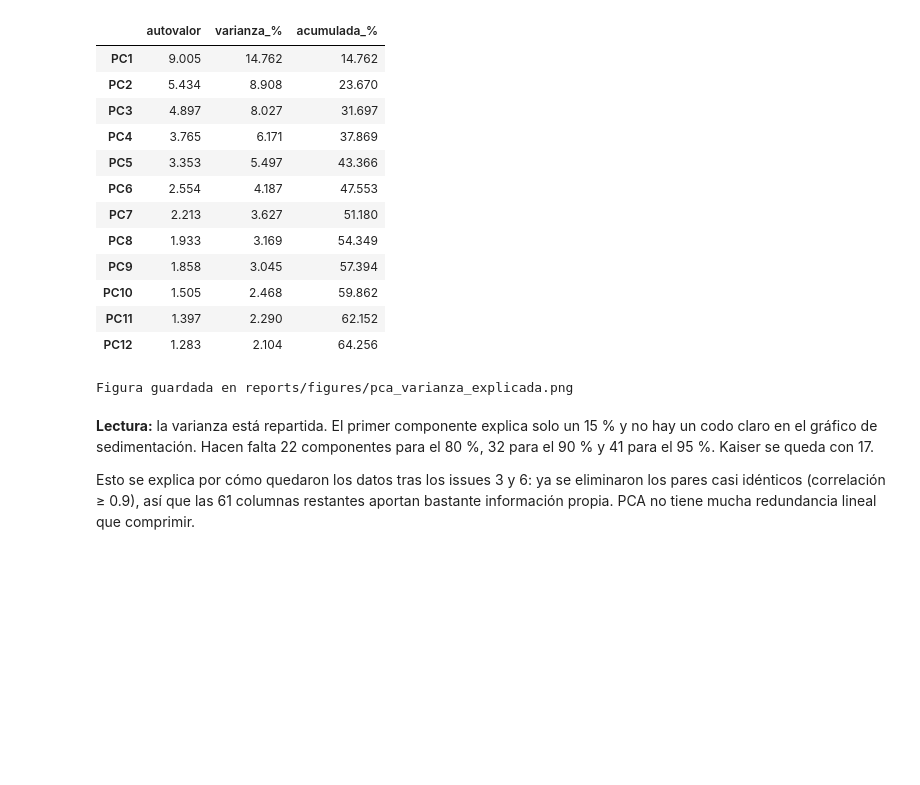
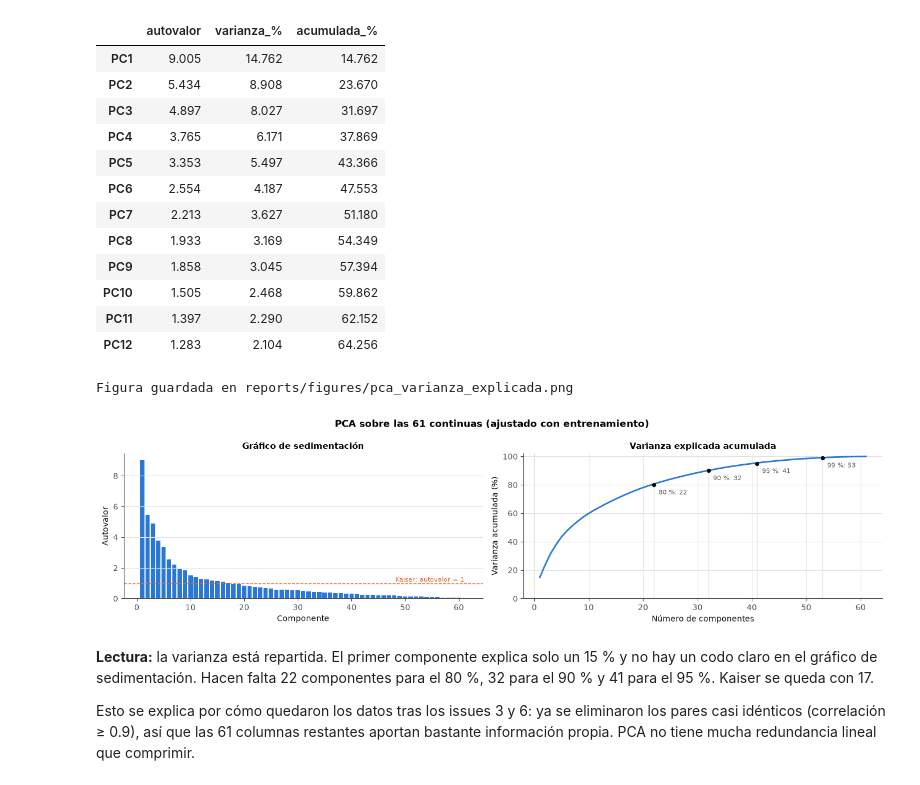
Before and after one commit to J-D-Rosales/Prediction-With-Machine-Learning-Lending-Club, a Jupyter notebook: notebooks/issue7.ipynb, the cells around one changed output. Drawn from its saved outputs; the diff is of its cells as text; code cells hidden in the pictures; blank space fills up the shorter version.

```diff
--- a/notebooks/issue7.ipynb
+++ b/notebooks/issue7.ipynb
@@ -144,17 +66,41 @@ PCA se aplica a las columnas numéricas que deja `issue6.ipynb`. Las categórica
 
 Antes de ajustar se comprueba lo que PCA necesita: sin `issue_d`, sin nulos y con varianza 1 en todas las columnas. Si una columna tuviera más varianza que el resto, dominaría los primeros componentes solo por su escala.
 # %%
-numericas = list(X_train.select_dtypes('number').columns)
-categoricas = [c for c in X_train.columns if c not in numericas]
-X_ent = X_train[numericas]      # nombres de trabajo, sin pisar los de la cadena
-X_val_num = X_val[numericas]
+numericas_cadena = list(X_train.select_dtypes('number').columns)
+categoricas = [c for c in X_train.columns if c not in numericas_cadena]
+indicadores = [c for c in numericas_cadena if c.endswith('_nulo')]
+continuas = [c for c in numericas_cadena if c not in indicadores]
+
+# Grupos de indicadores idénticos en entrenamiento; se conserva el primero de cada grupo
+grupos_indicadores = {}
+for col in indicadores:
+    valores = X_train[col].to_numpy()
+    for repr_ in grupos_indicadores:
+        if np.array_equal(valores, X_train[repr_].to_numpy()):
+            grupos_indicadores[repr_].append(col)
+            break
+    else:
+        grupos_indicadores[col] = [col]
+indicadores_unicos = list(grupos_indicadores)
+for repr_, grupo in grupos_indicadores.items():  # las copias también coinciden en validación
+    assert all(np.array_equal(X_val[repr_].to_numpy(), X_val[c].to_numpy()) for c in grupo)
+
+X_ent = X_train[continuas]      # nombres de trabajo, sin pisar los de la cadena
+X_val_num = X_val[continuas]
+I_ent = X_train[indicadores_unicos].to_numpy()
+I_val = X_val[indicadores_unicos].to_numpy()
 
 assert COLUMNA_FECHA not in X_train.columns, 'issue_d no puede entrar al PCA'
-assert X_ent.isna().sum().sum() == 0 and X_val_num.isna().sum().sum() == 0
+assert X_train[numericas_cadena].isna().sum().sum() == 0 and X_val[numericas_cadena].isna().sum().sum() == 0
 desv = X_ent.std()
 assert np.allclose(desv, 1, atol=1e-3) and np.allclose(X_ent.mean(), 0, atol=1e-6)
 
-print(f'Numéricas para PCA: {len(numericas)}; categóricas fuera del PCA: {len(categoricas)} {categoricas}')
+print(f'Numéricas de la cadena: {len(numericas_cadena)} = {len(continuas)} continuas + {len(indicadores)} indicadores de nulo')
+print(f'Indicadores distintos: {len(indicadores_unicos)}; categóricas fuera del PCA: {len(categoricas)} {categoricas}')
 print(f'Entrenamiento: {X_ent.shape}; validación: {X_val_num.shape}')
-print(f'Desviaciones en entrenamiento: [{desv.min():.4f}, {desv.max():.4f}]')
+print(f'Desviaciones de las continuas en entrenamiento: [{desv.min():.4f}, {desv.max():.4f}]')
+print('\nGrupos de indicadores con copias exactas (se conserva el primero):')
+for repr_, grupo in grupos_indicadores.items():
+    if len(grupo) > 1:
+        print(f'  {len(grupo):>2}: {repr_} <- {", ".join(grupo[1:])}')
 # %% [output]
@@ -209,31 +163,32 @@ Criterio de Kaiser (autovalor > 1): 17 componentes, 73.5 % de la varianza
 # %%
 fig, (ax1, ax2) = plt.subplots(1, 2, figsize=(14, 3.8))
 x = np.arange(1, pca.n_components_ + 1)
 
 ax1.bar(x, varianza['autovalor'], color=AZUL, width=0.8)
 ax1.axhline(1, color=NARANJA, linestyle='--', linewidth=1)
 ax1.text(pca.n_components_, 1, 'Kaiser: autovalor = 1', ha='right', va='bottom', fontsize=8, color=NARANJA)
 ax1.set_xlabel('Componente')
 ax1.set_ylabel('Autovalor')
 ax1.set_title('Gráfico de sedimentación')
 ax1.grid(axis='x', visible=False)
 
 ax2.plot(x, varianza['acumulada_%'], color=AZUL, linewidth=2)
 for u, k in componentes_para.items():
     ax2.plot([k, k], [0, u], color=REJILLA, linewidth=1, zorder=0)
     ax2.scatter([k], [u], color=TINTA, s=18, zorder=3)
     ax2.annotate(f'{u} %: {k}', (k, u), textcoords='offset points', xytext=(6, -12), fontsize=8, color=TINTA_2)
 ax2.set_ylim(0, 102)
 ax2.set_xlabel('Número de componentes')
 ax2.set_ylabel('Varianza acumulada (%)')
 ax2.set_title('Varianza explicada acumulada')
 
-fig.suptitle(f'PCA sobre las {len(numericas)} numéricas (ajustado con entrenamiento)', fontweight='bold')
+fig.suptitle(f'PCA sobre las {len(continuas)} continuas (ajustado con entrenamiento)', fontweight='bold')
 fig.tight_layout()
 guardar(fig, 'pca_varianza_explicada.png')
 plt.show()
 # %% [output]
 Figura guardada en reports/figures/pca_varianza_explicada.png
+[figure, added]
 # %% [markdown]
 **Lectura:** la varianza está repartida. El primer componente explica solo un 15 % y no hay un codo claro en el gráfico de sedimentación. Hacen falta 22 componentes para el 80 %, 32 para el 90 % y 41 para el 95 %. Kaiser se queda con 17.
 
```
Also changed, not shown: parts of 15 cells of this notebook, 7 other files.
